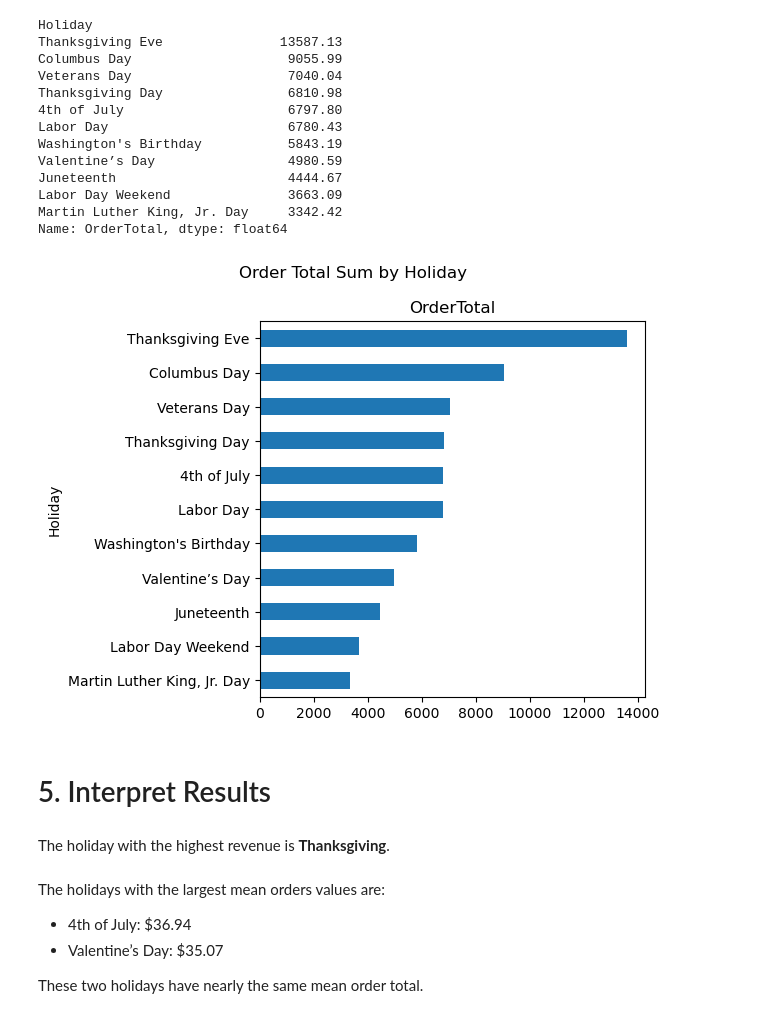
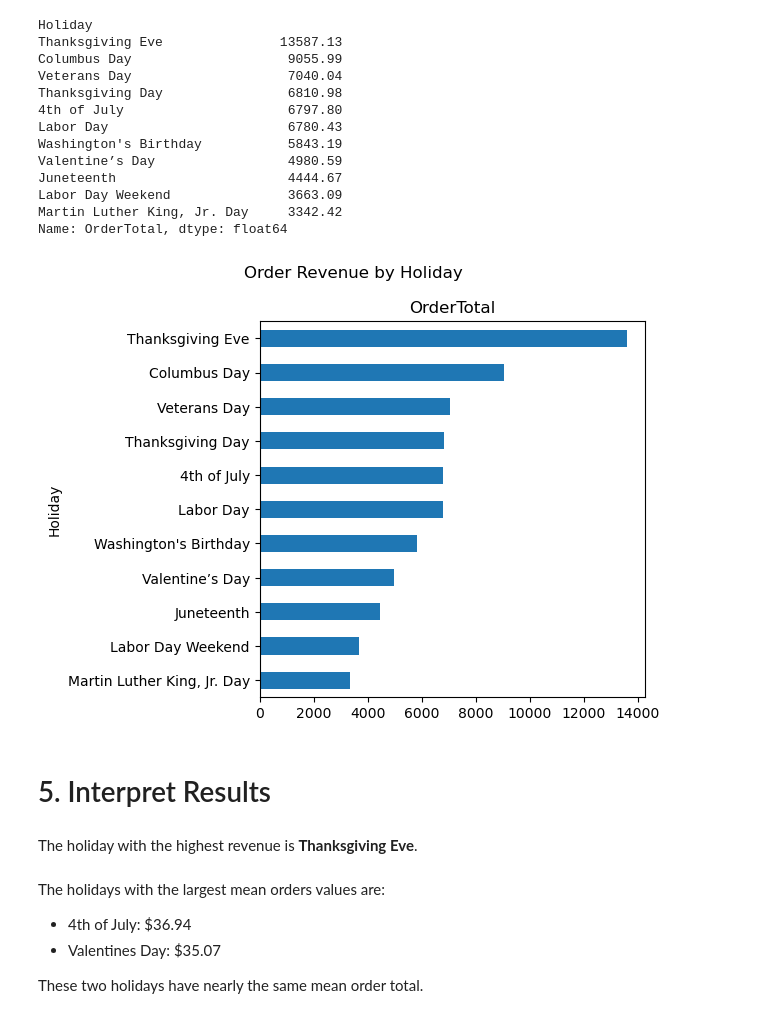
Before and after one commit to jackie-kinsler/data_analysis_skeleton, a Jupyter notebook: practice_1/practice_1.ipynb, the cells around one changed output. Saved outputs shown, nothing was run; the diff lists cells and outputs as text; code cells hidden in the pictures.

```diff
--- a/practice_1/practice_1.ipynb
+++ b/practice_1/practice_1.ipynb
@@ -29,8 +29,8 @@ Outcome: Adjust marketing dollars.
 # %% [markdown]
 # 2. Gathering Data / Information <a id='get_data'></a>
 # %%
-df = pd.read_csv('/Users/jackiekinsler/projects/data_analysis_skeleton/practice_1.csv', sep=",")
-holiday = pd.read_csv('/Users/jackiekinsler/projects/data_analysis_skeleton/US_Holiday_Dates_2004-2021.csv', sep=",")
+df = pd.read_csv('/Users/jackiekinsler/projects/data_analysis_skeleton/practice_1/practice_1.csv', sep=",")
+holiday = pd.read_csv('/Users/jackiekinsler/projects/data_analysis_skeleton/practice_1/US_Holiday_Dates_2004-2021.csv', sep=",")
 # %% [markdown]
 ### Clean the Holiday Data
 # %%
@@ -332,19 +333,19 @@ Labor Day Weekend               3663.09
 Martin Luther King, Jr. Day     3342.42
 Name: OrderTotal, dtype: float64
 # %%
-merged.groupby(['Holiday'])['OrderTotal'].sum().sort_values().plot.barh(subplots=True, title="Order Total Sum by Holiday")
+merged.groupby(['Holiday'])['OrderTotal'].sum().sort_values().plot.barh(subplots=True, title="Order Revenue by Holiday")
 
 plt.tight_layout()
 plt.show()
 # %% [output]
-[figure, old version]
+[figure, new version]
 # %% [markdown]
 # 5. Interpret Results <a id='interpret'></a>
 # %% [markdown]
-The holiday with the highest revenue is **Thanksgiving**.
+The holiday with the highest revenue is **Thanksgiving Eve**.
 # %% [markdown]
 The holidays with the largest mean orders values are:
 - 4th of July:  \$36.94
-- Valentine’s Day: \$35.07
+- Valentines Day: \$35.07
 
 These two holidays have nearly the same mean order total.
```
Also changed, not shown: parts of 6 cells of this notebook.
